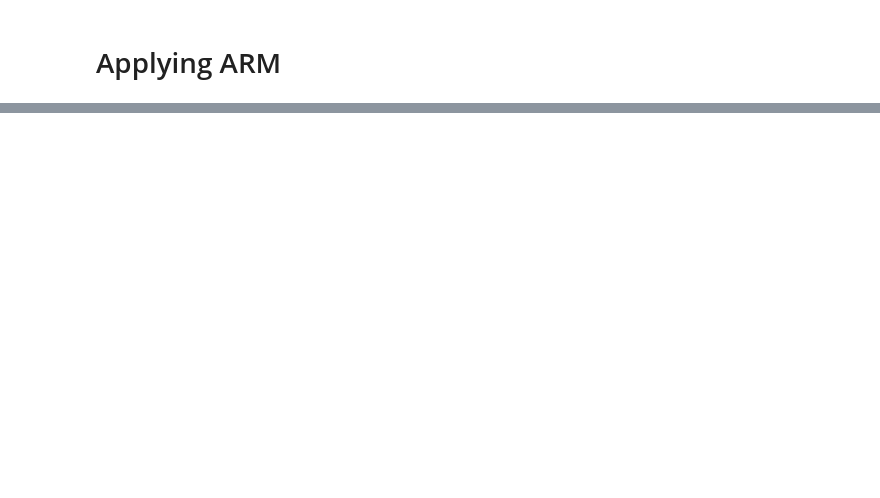
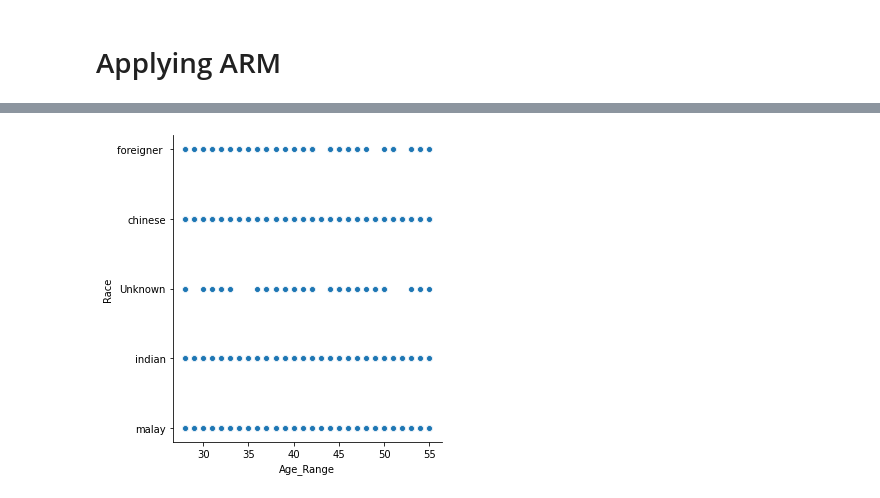
Before and after one commit to CRJoshuaa/Data-Mining-Project, a Jupyter notebook: Project_Joshuaa.ipynb, the cells around one changed output, grey strips where cells are left out. Saved outputs shown, nothing was run; the diff lists cells and outputs as text; code cells hidden in the pictures; blank space fills up the shorter version.

```diff
--- a/Project_Joshuaa.ipynb
+++ b/Project_Joshuaa.ipynb
@@ -85,6 +82,17 @@ def fill_withKids_no(df):
     with_kids = np.where(df["Kids_Category"]!='no_kids',df['With_Kids'],'no')
     return df.assign(With_Kids=with_kids)
 
+def W6_big(df):
+    washer = np.where(df["Washer_No"]!=6,df['Basket_Size'],'big')
+    return df.assign(Basket_Size=washer)
+
+def bin_age(df):
+    age_group= pd.cut(x=df['Age_Range'], bins=[20, 30, 40, 50,60])
+    return df.assign(Age_Group=age_group)
+
+
+
+
 def mark_washer(df):
     washer = df['Washer_No'].apply(lambda x: "{}{}".format('W_', x))
     return df.assign(Washer_No=washer)
@@ -103,10 +111,24 @@ def mark_pants(df):
 
 arm_drop=['Date','Time','Age_Range','Race','Gender','Body_Size','With_Kids','Kids_Category','Spectacles']
 
-arm_select=['Basket_Size','Basket_colour','Washer_No','Dryer_No','Wash_Item']
+arm_select1=['Basket_Size','Basket_colour','Washer_No','Dryer_No','Wash_Item']
+arm_select2=['Gender','Body_Size','Age_Group','Attire','Kids_Category','Spectacles']
+
+
+cluster_select=['Race','Gender','Body_Size','Age_Range','With_Kids','Kids_Category','Basket_Size']
 
 def drop_arm(df):
     return df.drop(columns=arm_drop)
 
-def select_arm(df):
-    return df[arm_select]
+def select_arm1(df):
+    return df[arm_select1]
+
+def select_arm2(df):
+    return df[arm_select2]
+
+
+
+
+
+def select_cluster(df):
+    return df[cluster_select]
@@ -257,0 +333,9 @@ dtype: int64
+# %%
+cluster=(df.pipe(change_to_date)
+        .pipe(fill_age)
+        .pipe(fill_withKids_yes)
+        .pipe(fill_withKids_no)
+        .pipe(fill_null_val)
+        .pipe(select_cluster)
+        .pipe(bin_age)
+    )
@@ -281,0 +401,4 @@ Name: Kids_Category, dtype: int64
+# %%
+ax = sns.relplot(x="Age_Range", y="Race", data=cluster)
+# %% [output]
+[figure, added]
```
Also changed, not shown: parts of 29 cells of this notebook.
